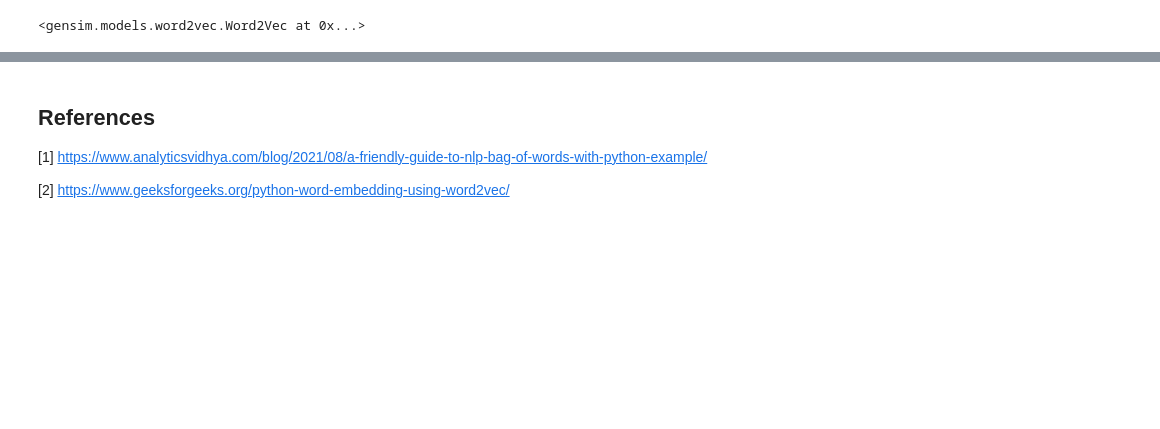
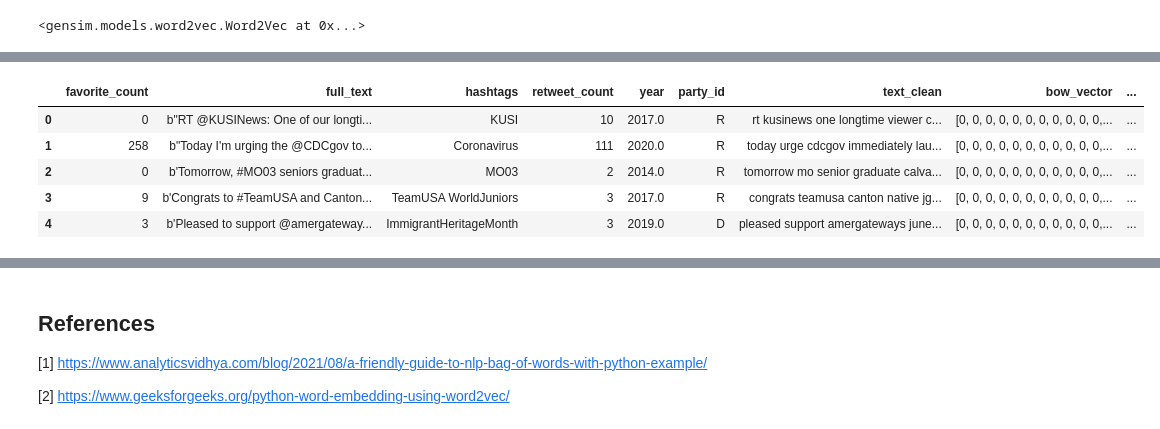
Before and after one commit to ezgisiir/congressional_tweets_project_code_istanbul, a Jupyter notebook: congressional-tweets-project-code-istanbul.ipynb, the cells around one changed output, grey strips where cells are left out. Drawn from its saved outputs; the diff is of its cells as text; code cells hidden in the pictures; blank space fills up the shorter version.

```diff
--- a/congressional-tweets-project-code-istanbul.ipynb
+++ b/congressional-tweets-project-code-istanbul.ipynb
@@ -545,0 +599,9 @@ model
+# %%
+data_train.head()
+# %% [output]
+|  | favorite_count | full_text | hashtags | retweet_count | year | party_id | text_clean | bow_vector | ... |
+| 0 | 0 | b"RT @KUSINews: One of our longti... | KUSI | 10 | 2017.0 | R | rt kusinews one longtime viewer c... | [0, 0, 0, 0, 0, 0, 0, 0, 0, 0, 0,... | ... |
+| 1 | 258 | b"Today I'm urging the @CDCgov to... | Coronavirus | 111 | 2020.0 | R | today urge cdcgov immediately lau... | [0, 0, 0, 0, 0, 0, 0, 0, 0, 0, 0,... | ... |
+| 2 | 0 | b'Tomorrow, #MO03 seniors graduat... | MO03 | 2 | 2014.0 | R | tomorrow mo senior graduate calva... | [0, 0, 0, 0, 0, 0, 0, 0, 0, 0, 0,... | ... |
+| 3 | 9 | b'Congrats to #TeamUSA and Canton... | TeamUSA WorldJuniors | 3 | 2017.0 | R | congrats teamusa canton native jg... | [0, 0, 0, 0, 0, 0, 0, 0, 0, 0, 0,... | ... |
+| 4 | 3 | b'Pleased to support @amergateway... | ImmigrantHeritageMonth | 3 | 2019.0 | D | pleased support amergateways june... | [0, 0, 0, 0, 0, 0, 0, 0, 0, 0, 0,... | ... |
```
Also changed, not shown: parts of 16 cells of this notebook.
